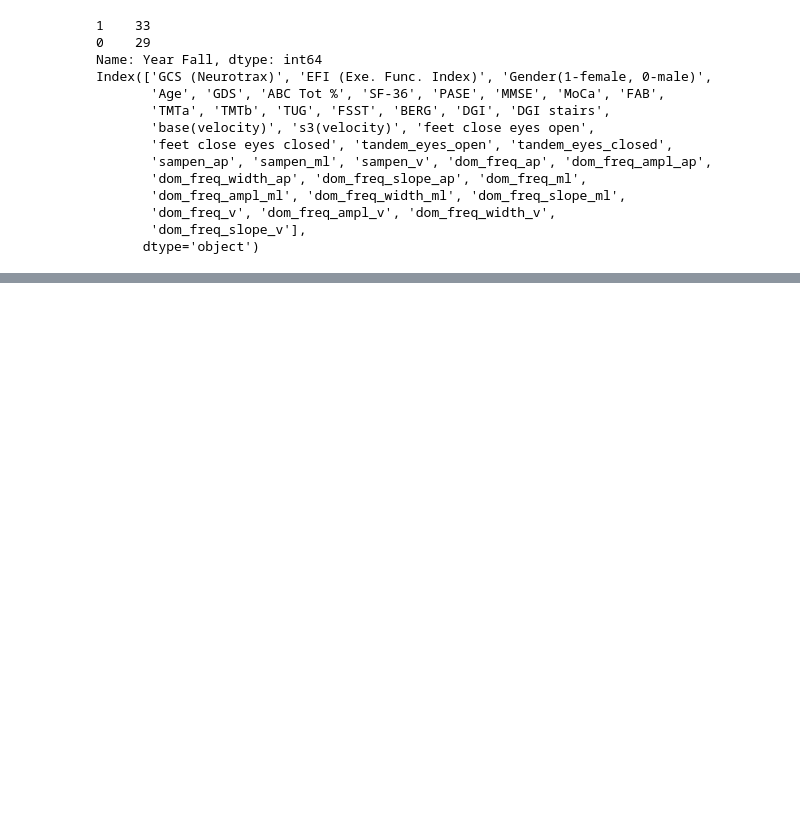
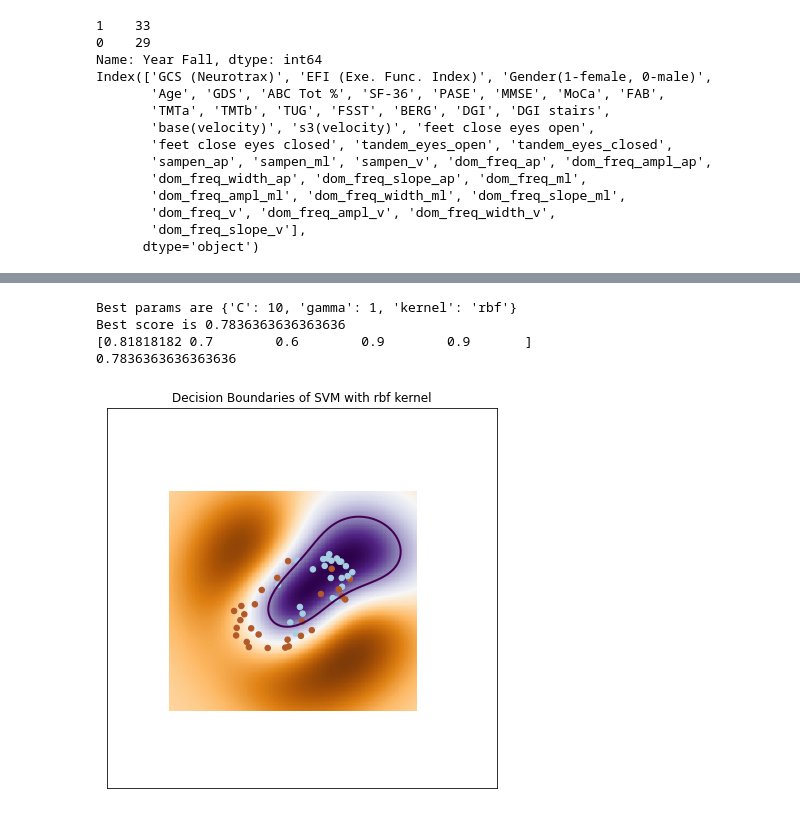
Before and after one commit to spyrosviz/Elderly-Falls-Prediction, a Jupyter notebook: Fallers_Prediction_Code/Fallers_Prediction_models.ipynb, the cells around one changed output, grey strips where cells are left out. Saved outputs shown, nothing was run; the diff lists cells and outputs as text; code cells hidden in the pictures; blank space fills up the shorter version.

```diff
--- a/Fallers_Prediction_Code/Fallers_Prediction_models.ipynb
+++ b/Fallers_Prediction_Code/Fallers_Prediction_models.ipynb
@@ -328,0 +411,60 @@ plt.show()
+# %%
+'''SVM on MDS features'''
+
+X_mds = mds_df.drop(['Year Fall'],axis=1).values
+y_mds = mds_df['Year Fall'].values
+
+param_grid = {'C': [0.1,1, 10, 100], 'gamma': [1,0.1,0.01,0.001],'kernel': ['linear','rbf', 'poly', 'sigmoid']}
+svm = SVC()
+gscv10 = GridSearchCV(svm,param_grid,cv=cv)
+gscv10.fit(X_mds,y_mds)
+print("Best params are {}".format(gscv10.best_params_))
+print("Best score is {}".format(gscv10.best_score_))
+
+optimal_C = gscv10.best_params_['C']
+optimal_gamma = gscv10.best_params_['gamma']
+optimal_kernel = gscv10.best_params_['kernel']
+
+tuned_sv = SVC(C=optimal_C, gamma=optimal_gamma, kernel=optimal_kernel)
+cv10 = cross_val_score(tuned_sv,X_mds,y_mds,cv=cv)
+model_names.append('SVM on MDS feats')
+scores.append(cv10)
+print(cv10)
+print(np.mean(cv10))
+# %% [output]
+Best params are {'C': 10, 'gamma': 1, 'kernel': 'rbf'}
+Best score is 0.7836363636363636
+[0.81818182 0.7        0.6        0.9        0.9       ]
+0.7836363636363636
+# %%
+'''Plot SVM decision boundaries on MDS features'''
+
+def make_meshgrid(x, y, h=0.02):
+
+    x_min, x_max = x.min() - 1, x.max() + 1
+    y_min, y_max = y.min() - 1, y.max() + 1
+    xx, yy = np.meshgrid(np.arange(x_min, x_max, h), np.arange(y_min, y_max, h))
+    return xx, yy
+
+xx, yy = make_meshgrid(X_mds[:,0],X_mds[:,1])
+
+tuned_sv.fit(X_mds,y_mds)
+
+# plot the decision function for each datapoint on the grid
+Z = tuned_sv.decision_function(np.c_[xx.ravel(), yy.ravel()])
+Z = Z.reshape(xx.shape)
+
+plt.figure(figsize=[7,7])
+plt.imshow(Z, interpolation='nearest',
+           extent=(xx.min(), xx.max(), yy.min(), yy.max()), aspect='auto',
+           origin='lower', cmap=plt.cm.PuOr_r)
+contours = plt.contour(xx, yy, Z, levels=[0], linewidths=2,
+                       linetypes='--')
+plt.scatter(X_mds[:, 0], X_mds[:, 1], s=30, c=y_mds, cmap=plt.cm.Paired)
+plt.title(f'Decision Boundaries of SVM with {optimal_kernel} kernel')
+plt.xticks(())
+plt.yticks(())
+plt.axis([-3, 3, -3, 3])
+plt.show()
+# %% [output]
+[figure, added]
```
Also changed, not shown: parts of 20 cells of this notebook, 1 other file.
